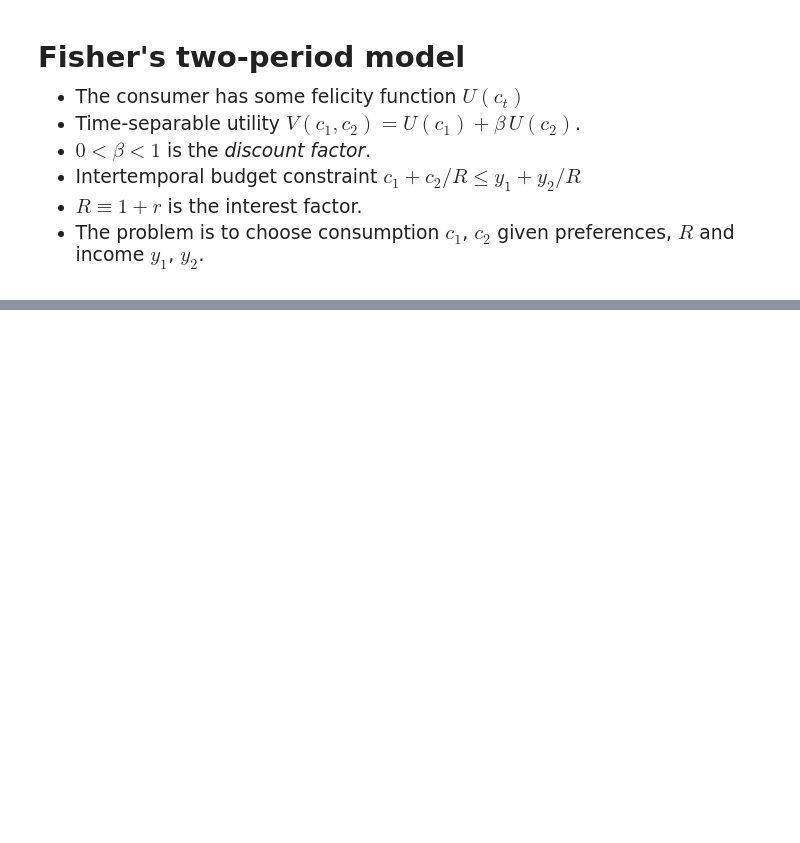
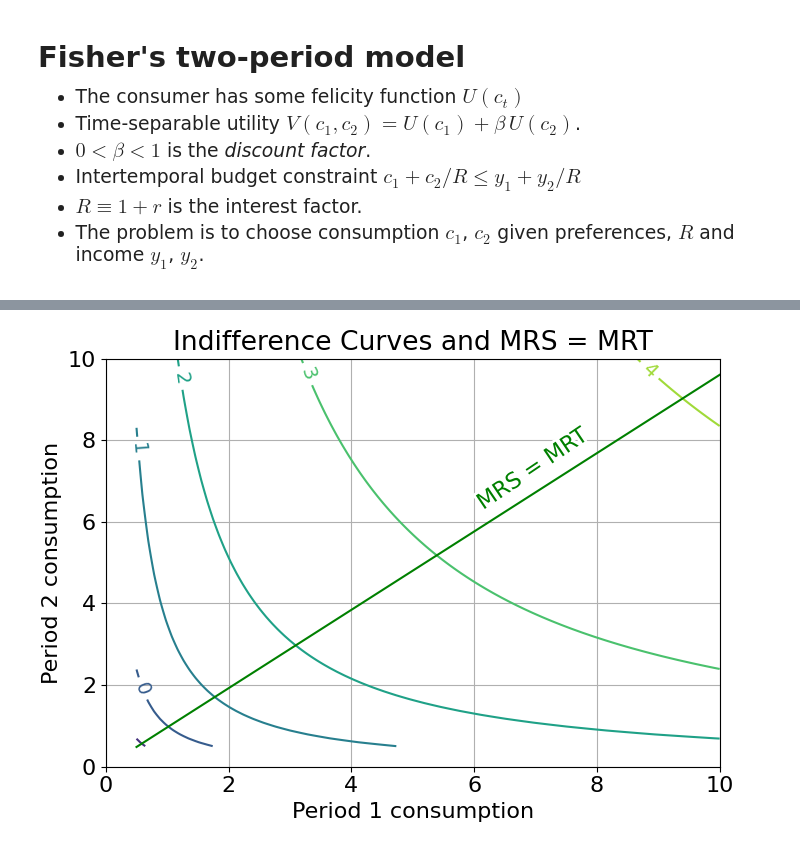
Before and after one commit to jl-2021/my-binder, a Jupyter notebook: intertemporal-choice.ipynb, the cells around one changed output, grey strips where cells are left out. Drawn from its saved outputs; the diff is of its cells as text; code cells hidden in the pictures; blank space fills up the shorter version.

```diff
--- a/intertemporal-choice.ipynb
+++ b/intertemporal-choice.ipynb
@@ -371,0 +289,35 @@ interactive(children=(FloatSlider(value=1.5, description='R', max=1.8, min=1.0,
+# %%
+"""Show indifference curves """
+
+choice0 = IntertemporalChoice()
+choice0.pars['eta'] = 1.0
+
+# Calculate utility for each combination of goods 1 and 2
+utility_values = choice0.gridded_utility()
+
+# Create a contour plot to visualize the indifference curve
+fig, ax = plt.subplots(figsize=(7, 5), layout='constrained')
+
+contour = ax.contour(choice0.linspace(), choice0.linspace(), choice0.gridded_utility(), levels=5)
+ax.plot(choice0.linspace(), choice0.c2_line(), color='green')
+
+
+ax.set_xlim(0, 10)
+ax.set_ylim(0, 10)
+ax.clabel(contour, inline=True, fontsize=14)
+ax.set_xlabel('Period 1 consumption')
+ax.set_ylabel('Period 2 consumption')
+ax.set_title("Indifference Curves and MRS = MRT")
+ax.grid(True)
+
+ax.annotate('MRS = MRT', xy=(5, 3), xytext=(6, 6.3),
+               fontsize=16, rotation=34, color='green',
+            path_effects=[withStroke(linewidth=4, foreground='white')])
+
+fig = contour.axes.figure
+fig.canvas.toolbar_visible = False
+fig.canvas.header_visible = False
+fig.canvas.footer_visible = False
+#fig.canvas.resizable = False
+# %% [output]
+[figure, added]
```
Also changed, not shown: parts of 23 cells of this notebook.
